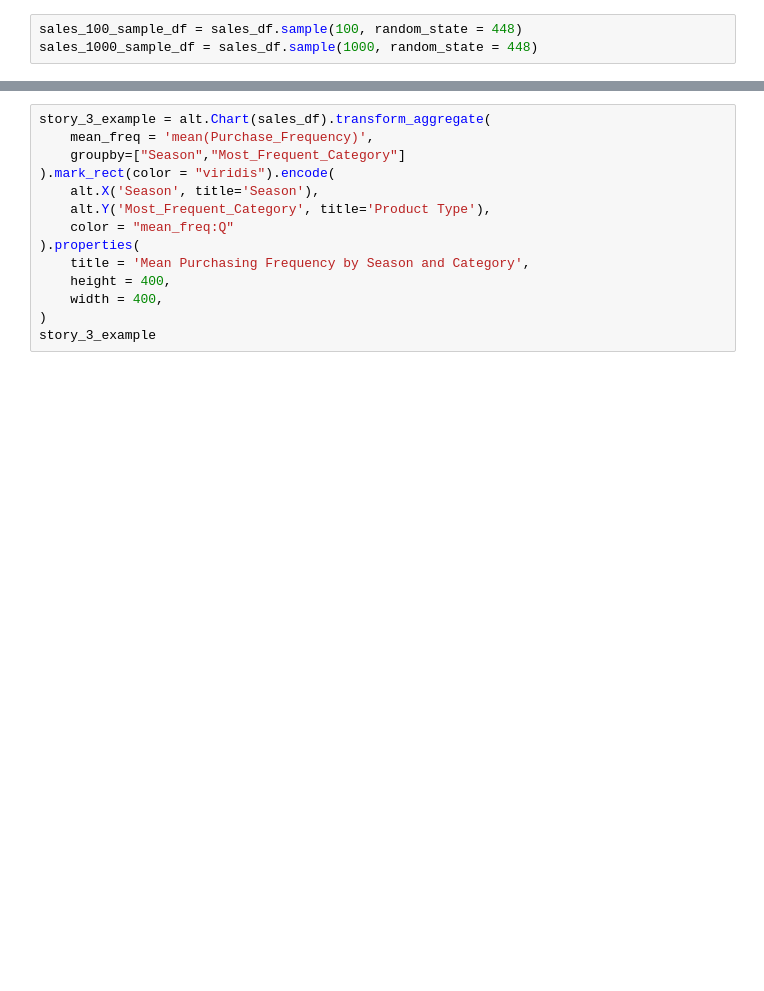
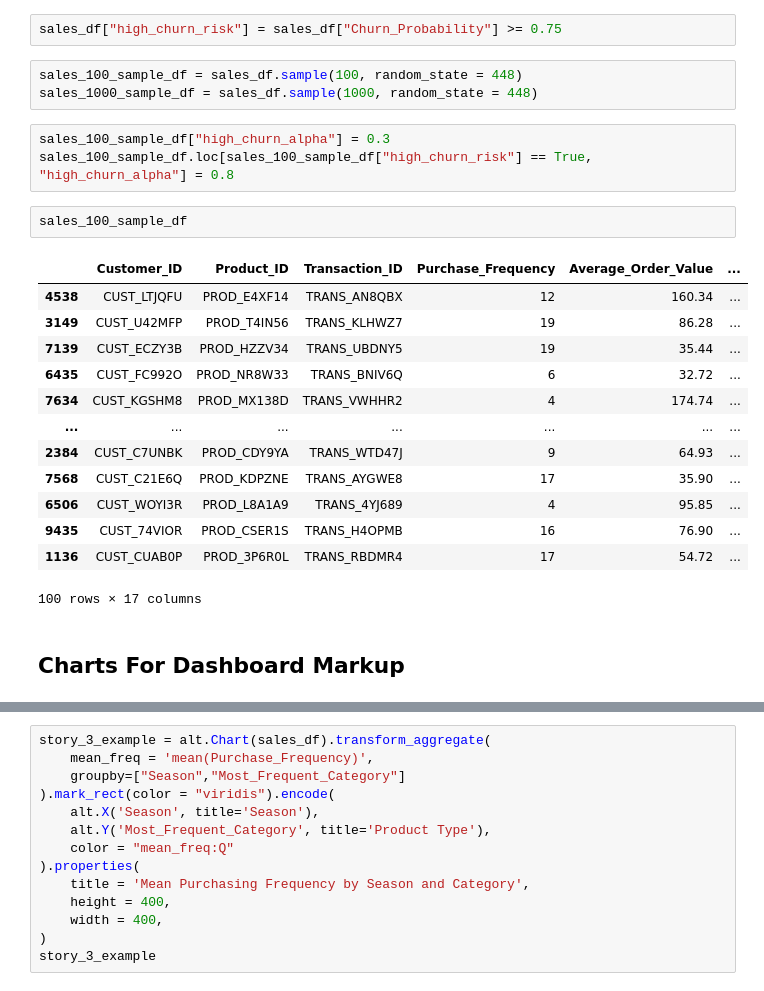
Before and after one commit to UBC-MDS/DSCI-532_2026_10_Salescope, a Jupyter notebook: notebooks/eda.ipynb, the cells around one changed output, grey strips where cells are left out. Saved outputs shown, nothing was run; the diff lists cells and outputs as text; blank space fills up the shorter version.

Commit message:
revise markup-user2 for churn probability

```diff
--- a/notebooks/eda.ipynb
+++ b/notebooks/eda.ipynb
@@ -59,6 +59,29 @@ sales_df.describe()
+# %%
+sales_df["high_churn_risk"] = sales_df["Churn_Probability"] >= 0.75
 # %%
 sales_100_sample_df = sales_df.sample(100, random_state = 448)
 sales_1000_sample_df = sales_df.sample(1000, random_state = 448)
+# %%
+sales_100_sample_df["high_churn_alpha"] = 0.3
+sales_100_sample_df.loc[sales_100_sample_df["high_churn_risk"] == True, "high_churn_alpha"] = 0.8
+# %%
+sales_100_sample_df
+# %% [output]
+|  | Customer_ID | Product_ID | Transaction_ID | Purchase_Frequency | Average_Order_Value | ... |
+| 4538 | CUST_LTJQFU | PROD_E4XF14 | TRANS_AN8QBX | 12 | 160.34 | ... |
+| 3149 | CUST_U42MFP | PROD_T4IN56 | TRANS_KLHWZ7 | 19 | 86.28 | ... |
+| 7139 | CUST_ECZY3B | PROD_HZZV34 | TRANS_UBDNY5 | 19 | 35.44 | ... |
+| 6435 | CUST_FC992O | PROD_NR8W33 | TRANS_BNIV6Q | 6 | 32.72 | ... |
+| 7634 | CUST_KGSHM8 | PROD_MX138D | TRANS_VWHHR2 | 4 | 174.74 | ... |
+| ... | ... | ... | ... | ... | ... | ... |
+| 2384 | CUST_C7UNBK | PROD_CDY9YA | TRANS_WTD47J | 9 | 64.93 | ... |
+| 7568 | CUST_C21E6Q | PROD_KDPZNE | TRANS_AYGWE8 | 17 | 35.90 | ... |
+| 6506 | CUST_WOYI3R | PROD_L8A1A9 | TRANS_4YJ689 | 4 | 95.85 | ... |
+| 9435 | CUST_74VIOR | PROD_CSER1S | TRANS_H4OPMB | 16 | 76.90 | ... |
+| 1136 | CUST_CUAB0P | PROD_3P6R0L | TRANS_RBDMR4 | 17 | 54.72 | ... |
+100 rows × 17 columns
+# %% [markdown]
+## Charts For Dashboard Markup
 # %%
 story_2_example = alt.Chart(sales_100_sample_df).mark_circle(size = 100).encode(
     alt.X('Lifetime_Value', title='Lifetime Value'),
```
Also changed, not shown: parts of 3 cells of this notebook, 1 other file.
